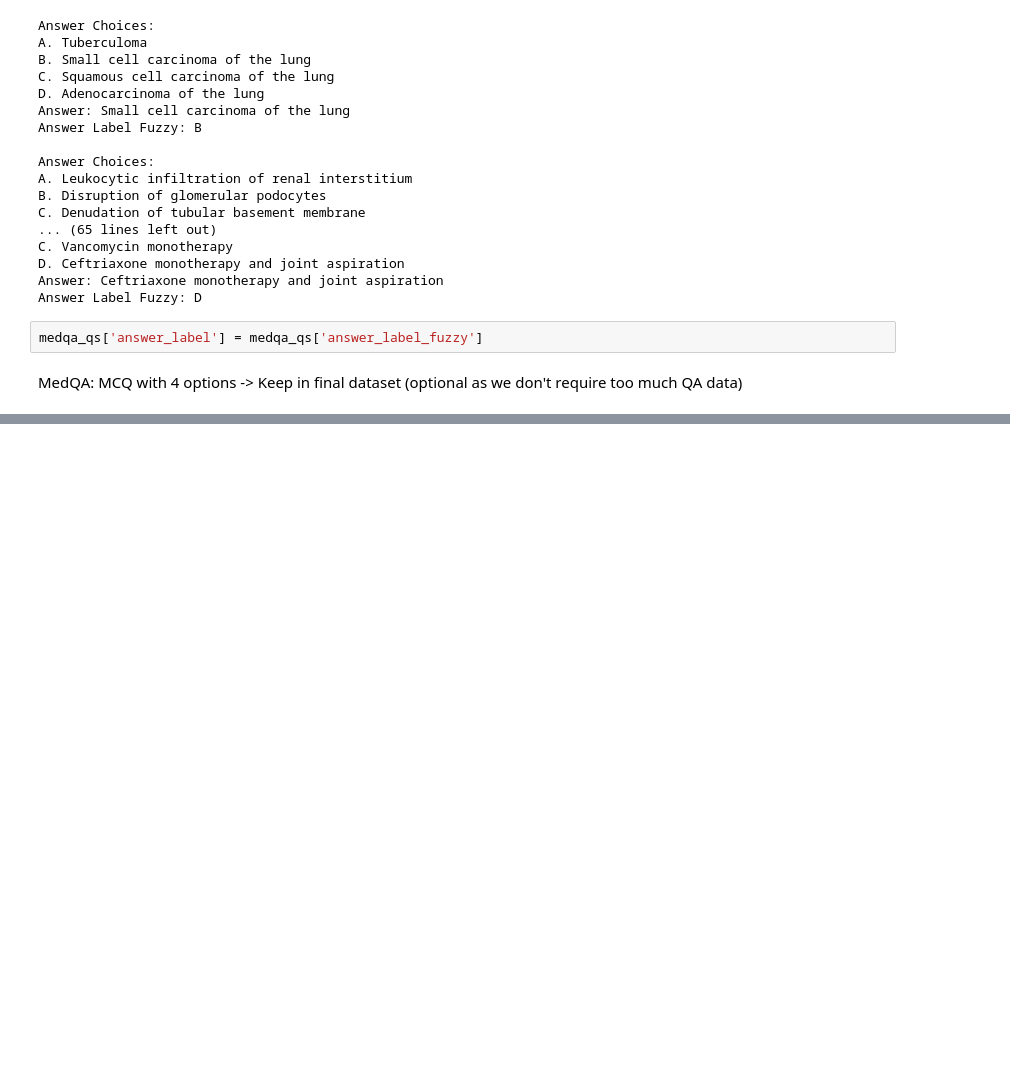
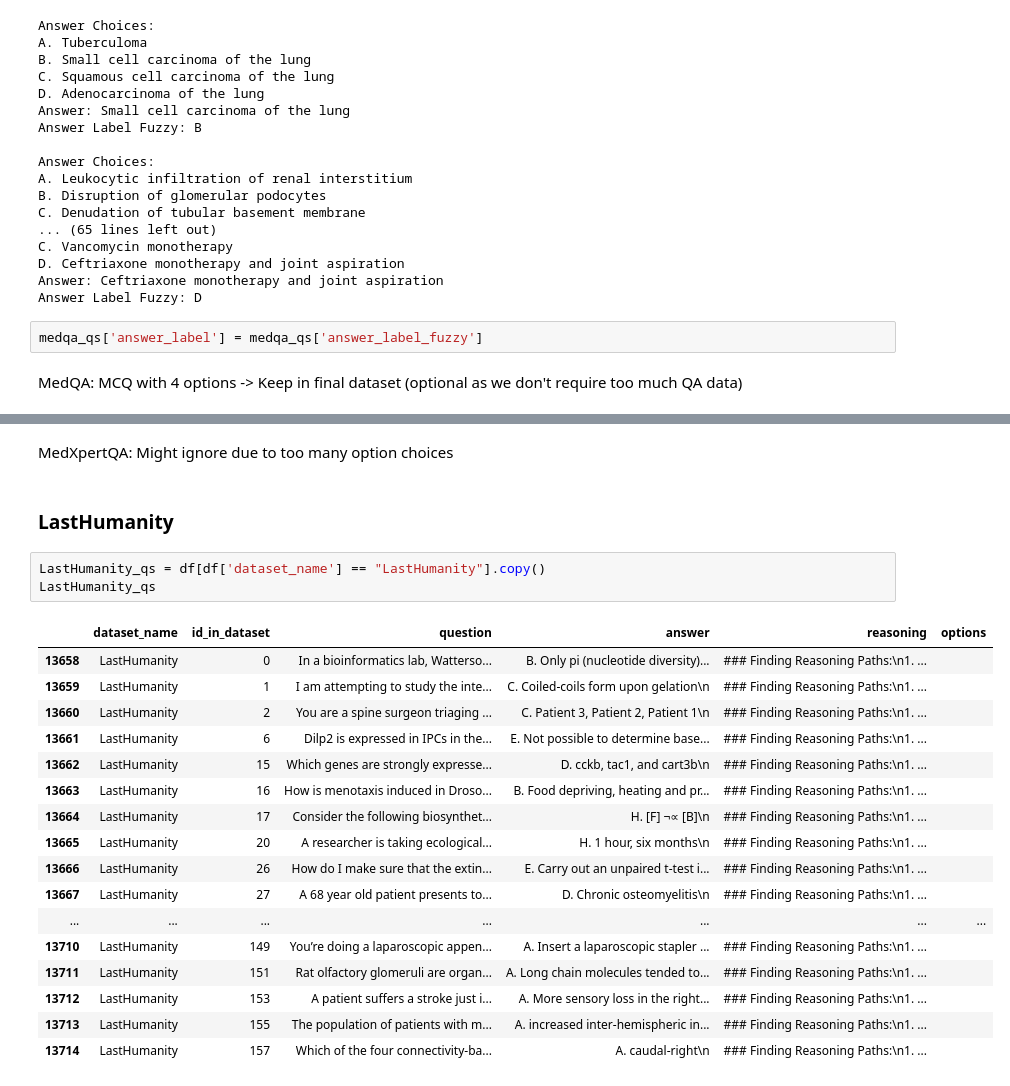
Before and after one commit to jChong02/sjsu-data298, a Jupyter notebook: eda_and_preprocessing.ipynb, the cells around one changed output, grey strips where cells are left out. Saved outputs shown, nothing was run; the diff lists cells and outputs as text; blank space fills up the shorter version.

```diff
--- a/eda_and_preprocessing.ipynb
+++ b/eda_and_preprocessing.ipynb
@@ -761,0 +989,25 @@ MedQA: MCQ with 4 options -> Keep in final dataset (optional as we don't require
+# %% [markdown]
+MedXpertQA: Might ignore due to too many option choices
+# %% [markdown]
+### LastHumanity
+# %%
+LastHumanity_qs = df[df['dataset_name'] == "LastHumanity"].copy()
+LastHumanity_qs
+# %% [output]
+|  | dataset_name | id_in_dataset | question | answer | reasoning | options |
+| 13658 | LastHumanity | 0 | In a bioinformatics lab, Watterso... | B. Only pi (nucleotide diversity)... | ### Finding Reasoning Paths:\n1. ... |  |
+| 13659 | LastHumanity | 1 | I am attempting to study the inte... | C. Coiled-coils form upon gelation\n | ### Finding Reasoning Paths:\n1. ... |  |
+| 13660 | LastHumanity | 2 | You are a spine surgeon triaging ... | C. Patient 3, Patient 2, Patient 1\n | ### Finding Reasoning Paths:\n1. ... |  |
+| 13661 | LastHumanity | 6 | Dilp2 is expressed in IPCs in the... | E. Not possible to determine base... | ### Finding Reasoning Paths:\n1. ... |  |
+| 13662 | LastHumanity | 15 | Which genes are strongly expresse... | D. cckb, tac1, and cart3b\n | ### Finding Reasoning Paths:\n1. ... |  |
+| 13663 | LastHumanity | 16 | How is menotaxis induced in Droso... | B. Food depriving, heating and pr... | ### Finding Reasoning Paths:\n1. ... |  |
+| 13664 | LastHumanity | 17 | Consider the following biosynthet... | H. [F] ¬∝ [B]\n | ### Finding Reasoning Paths:\n1. ... |  |
+| 13665 | LastHumanity | 20 | A researcher is taking ecological... | H. 1 hour, six months\n | ### Finding Reasoning Paths:\n1. ... |  |
+| 13666 | LastHumanity | 26 | How do I make sure that the extin... | E. Carry out an unpaired t-test i... | ### Finding Reasoning Paths:\n1. ... |  |
+| 13667 | LastHumanity | 27 | A 68 year old patient presents to... | D. Chronic osteomyelitis\n | ### Finding Reasoning Paths:\n1. ... |  |
+| ... | ... | ... | ... | ... | ... | ... |
+| 13710 | LastHumanity | 149 | You’re doing a laparoscopic appen... | A. Insert a laparoscopic stapler ... | ### Finding Reasoning Paths:\n1. ... |  |
+| 13711 | LastHumanity | 151 | Rat olfactory glomeruli are organ... | A. Long chain molecules tended to... | ### Finding Reasoning Paths:\n1. ... |  |
+| 13712 | LastHumanity | 153 | A patient suffers a stroke just i... | A. More sensory loss in the right... | ### Finding Reasoning Paths:\n1. ... |  |
+| 13713 | LastHumanity | 155 | The population of patients with m... | A. increased inter-hemispheric in... | ### Finding Reasoning Paths:\n1. ... |  |
+| 13714 | LastHumanity | 157 | Which of the four connectivity-ba... | A. caudal-right\n | ### Finding Reasoning Paths:\n1. ... |  |
```
Also changed, not shown: parts of 51 cells of this notebook, 1 other file.
